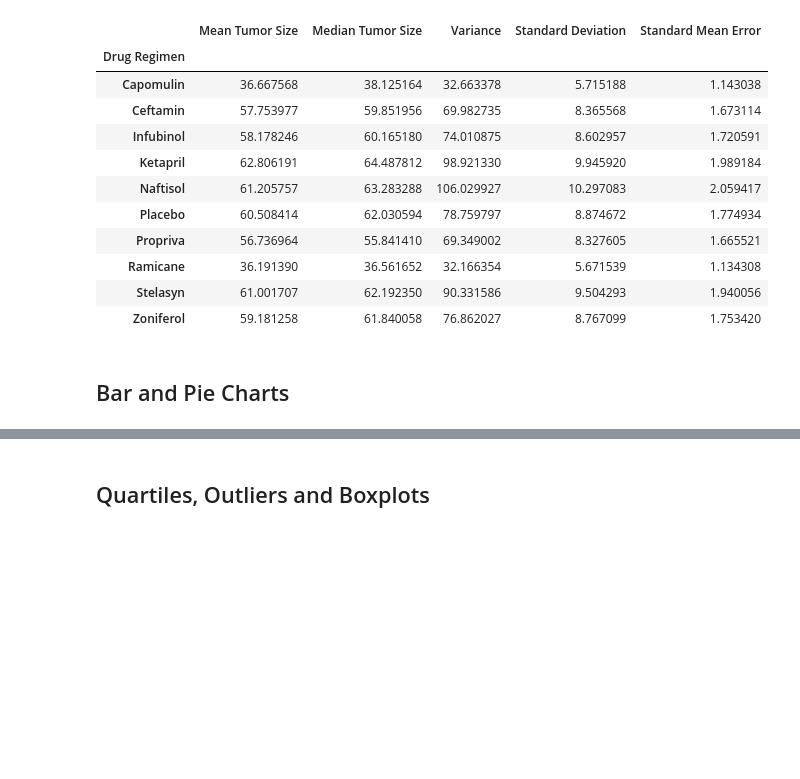
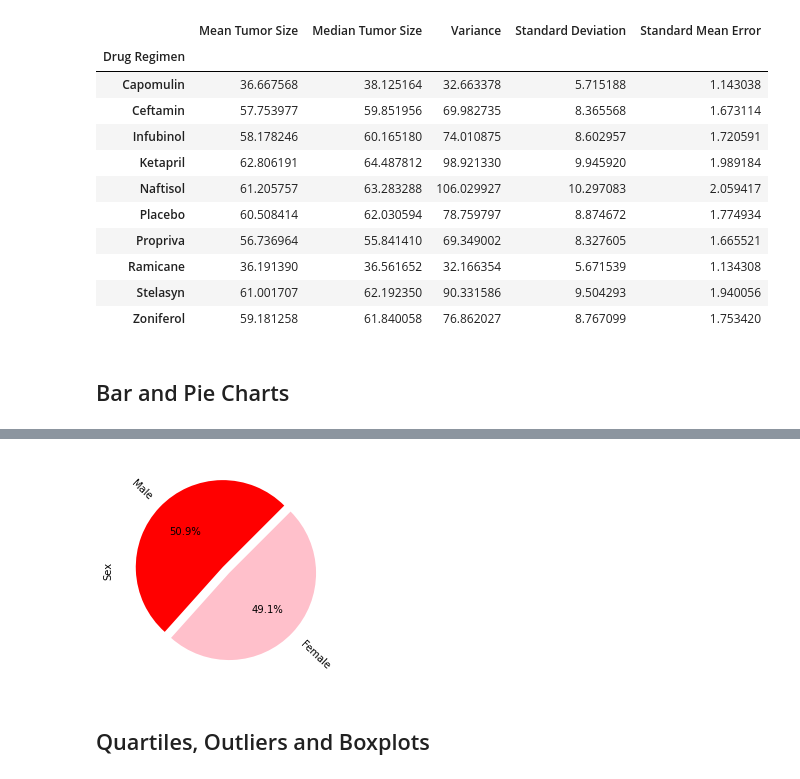
Before and after one commit to ptsaitta/matplotlib-challenge, a Jupyter notebook: Pymaceuticals/pymaceuticals_starter.ipynb, the cells around one changed output, grey strips where cells are left out. Drawn from its saved outputs; the diff is of its cells as text; code cells hidden in the pictures; blank space fills up the shorter version.

```diff
--- a/Pymaceuticals/pymaceuticals_starter.ipynb
+++ b/Pymaceuticals/pymaceuticals_starter.ipynb
@@ -190,3 +203,16 @@ regimen_stats_df.head(15)
+# %%
+# Generate a pie plot showing the distribution of female versus male mice using pandas
+counts_by_gender = cleaner_df["Sex"].value_counts()
+
+#make it sorta fancy~
+colors = ("red", "pink") ##WHY IS IT "COLOR" FOR BAR PLOTS BUT "COLORS" FOR PIE CHARTS?
+explode = (0.05, 0.05)
+
+
+counts_by_gender.plot(kind="pie", explode=explode, colors=colors, rotatelabels=True, startangle=45, autopct='%1.1f%%')
+plt.show()
+# %% [output]
+[figure, added]
 # %%
 # Generate a pie plot showing the distribution of female versus male mice using pyplot
 # %% [markdown]
```
Also changed, not shown: parts of 3 cells of this notebook.
